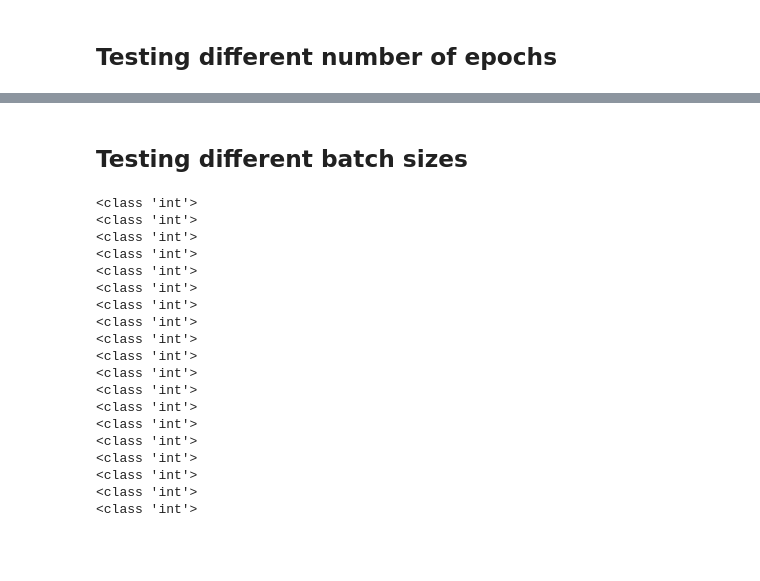
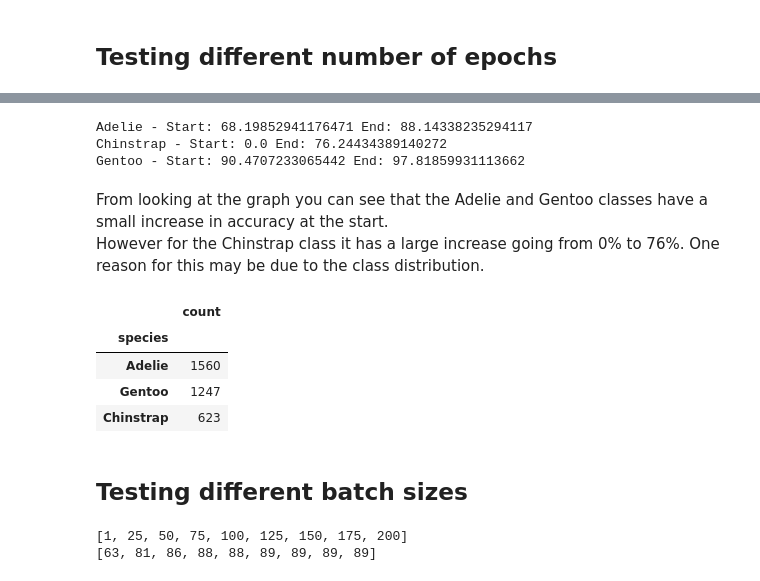
Before and after one commit to UP2112807/COURSEWORK-2-DATA-SCIENCE-PROJECT, a Jupyter notebook: py/Q3_folder/Q3.ipynb, the cells around one changed output, grey strips where cells are left out. Saved outputs shown, nothing was run; the diff lists cells and outputs as text; code cells hidden in the pictures; blank space fills up the shorter version.

```diff
--- a/py/Q3_folder/Q3.ipynb
+++ b/py/Q3_folder/Q3.ipynb
@@ -190,50 +194,70 @@ plt.legend()
+# %%
+# Print out start and end accuracy of each class
+print("Adelie - Start:",epochAcc1[0],"End:",epochAcc1[-1])
+print("Chinstrap - Start:",epochAcc2[0],"End:",epochAcc2[-1])
+print("Gentoo - Start:",epochAcc3[0],"End:",epochAcc3[-1])
+# %% [output]
+Adelie - Start: 68.19852941176471 End: 88.14338235294117
+Chinstrap - Start: 0.0 End: 76.24434389140272
+Gentoo - Start: 90.4707233065442 End: 97.81859931113662
+# %% [markdown]
+From looking at the graph you can see that the Adelie and Gentoo classes have a small increase in accuracy at the start. <br>
+However for the Chinstrap class it has a large increase going from 0% to 76%. One reason for this may be due to the class distribution. <br>
+# %%
+# Display number of entries for each species/class in the palmer penguins dataset
+pd.DataFrame(df_penguin_new['species'].value_counts())
+
+# You can see Chinstrap which was most effected by epoch number also has the smallest number of entries in the data
+# %% [output]
+|  | count |
+| species |  |
+| Adelie | 1560 |
+| Gentoo | 1247 |
+| Chinstrap | 623 |
 # %% [markdown]
 ## Testing different batch sizes
+# %%
+# First what epoch should be used to test batch size
+# A lower epoch number will speed up how long it will take to get the results
+
+#using the accuracy of the whole model we can choose a epoch number when the accuacy isnt benefiting from it increasing
+print(epochs)
+print(epochAccWhole)
+
+# From these 125 is the number of epoch to use for the testing of batch size
+# %% [output]
+[1, 25, 50, 75, 100, 125, 150, 175, 200]
+[63, 81, 86, 88, 88, 89, 89, 89, 89]
 # %%
+# Create lists to record the accuracy of each class and whole dataset for each batch size
 batchAcc1 = []
 batchAcc2 = []
 batchAcc3 = []
 batchAccWhole = []
 
+# Create a list of each batch size that is going to be tested
 batches_num = np.linspace(16,320,19,dtype=int).tolist()
 
-
+# Iterate over all batch sizes in list
 for i in batches_num:
-  print(type(i))
+  # Create the training and test datasets using batch size i
   data_train_batch = Mydata(X_train, y_train)
   train_loader_batch = torch.utils.data.DataLoader(dataset=data_train_batch, batch_size=i)
   data_test_batch = Mydata(X_test,y_test)
   test_loader_batch = torch.utils.data.DataLoader(dataset=data_test_batch, batch_size=i)
 
-  model = nn_train(100,train_loader_batch)
+  # Train neural network using new datasets
+  # Keep epoch number constant so it doesnt effect results
+  model = nn_train(125,train_loader_batch)
   PATH = './cifar_net.pth'
   torch.save(model.state_dict(), PATH)
 
+  # Add accuracy for current batch size to lists for use later
   batchAccWhole.append(Accuracy_whole(test_loader_batch))
   class1,class2,class3 = Accuracy_class(test_loader_batch)
   batchAcc1.append(class1)
   batchAcc2.append(class2)
   batchAcc3.append(class3)
-# %% [output]
-<class 'int'>
-<class 'int'>
-<class 'int'>
-<class 'int'>
-<class 'int'>
-<class 'int'>
-<class 'int'>
-<class 'int'>
-<class 'int'>
-<class 'int'>
-<class 'int'>
-<class 'int'>
-<class 'int'>
-<class 'int'>
-<class 'int'>
-<class 'int'>
-<class 'int'>
-<class 'int'>
-<class 'int'>
 # %%
 plt.scatter(batches_num,batchAcc1,label='Adelie')
 plt.scatter(batches_num,batchAcc2,label='Chinstrap')
```
Also changed, not shown: parts of 17 cells of this notebook.
